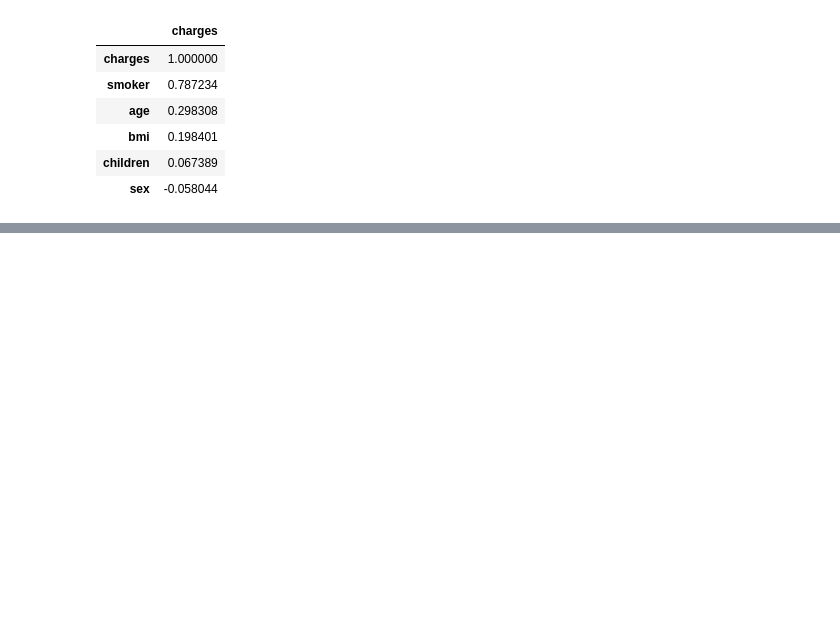
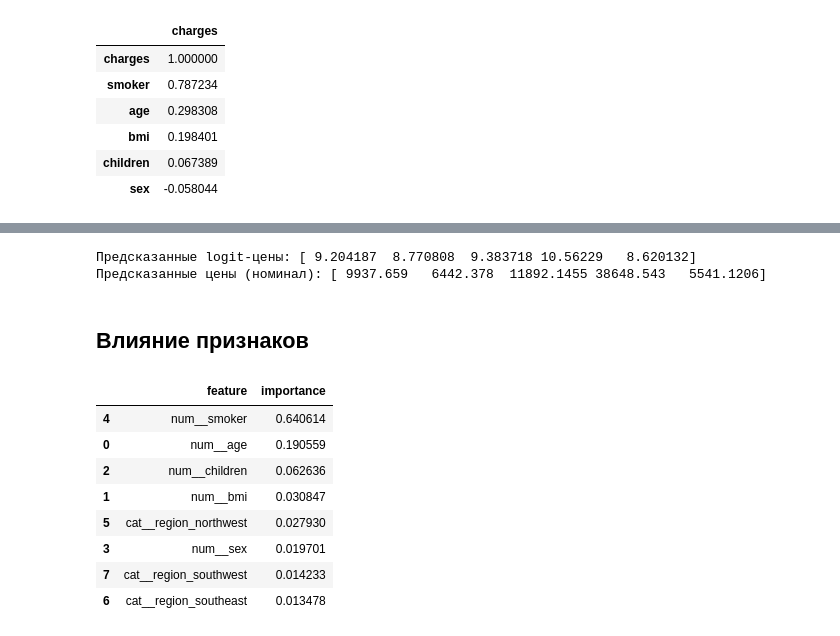
Before and after one commit to Ejtolf/insurance_cost_prediction, a Jupyter notebook: medical_insurance_EDA_prediction.ipynb, the cells around one changed output, grey strips where cells are left out. Cells and saved outputs as stored; diff of their text form; code cells hidden in the pictures; blank space fills up the shorter version.

```diff
--- a/medical_insurance_EDA_prediction.ipynb
+++ b/medical_insurance_EDA_prediction.ipynb
@@ -250,0 +310,10 @@ display(pd.DataFrame(df_corr['charges'].sort_values(ascending=False)))
+# %%
+num_features = ['age', 'bmi', 'children', 'sex', 'smoker']
+cat_features = ['region']
+# %%
+preprocessor = ColumnTransformer(
+    transformers=[
+        ('num', StandardScaler(), num_features),
+        ('cat', OneHotEncoder(drop='first', handle_unknown='ignore'), cat_features)
+    ]
+)
@@ -250,0 +400,8 @@ display(pd.DataFrame(df_corr['charges'].sort_values(ascending=False)))
+# %%
+best_lr = fit_model('LinearRegression')
+best_ridge = fit_model('Ridge')
+best_lasso = fit_model('Lasso')
+best_en = fit_model('ElasticNet')
+best_knn = fit_model('KNN')
+best_rf = fit_model('RandomForest')
+best_xgbc = fit_model('XGBRegressor')
@@ -250,0 +503,5 @@ display(pd.DataFrame(df_corr['charges'].sort_values(ascending=False)))
+# %%
+model = best_xgbc
+
+print('Лучшая модель:')
+display(model)
@@ -250,0 +565,30 @@ display(pd.DataFrame(df_corr['charges'].sort_values(ascending=False)))
+# %%
+y_pred_nomial = np.expm1(y_pred)
+
+print(f'Предсказанные logit-цены: {y_pred[:5]}')
+print(f'Предсказанные цены (номинал): {y_pred_nomial[:5]}')
+# %% [output]
+Предсказанные logit-цены: [ 9.204187  8.770808  9.383718 10.56229   8.620132]
+Предсказанные цены (номинал): [ 9937.659   6442.378  11892.1455 38648.543   5541.1206]
+# %% [markdown]
+## Влияние признаков
+# %%
+feature_names = model.named_steps['preprocessor'].get_feature_names_out()
+importances = model.named_steps['model'].feature_importances_
+
+imp_df = pd.DataFrame({
+    'feature': feature_names,
+    'importance': importances
+}).sort_values(by='importance', ascending=False)
+
+imp_df.head(10)
+# %% [output]
+|  | feature | importance |
+| 4 | num__smoker | 0.640614 |
+| 0 | num__age | 0.190559 |
+| 2 | num__children | 0.062636 |
+| 1 | num__bmi | 0.030847 |
+| 5 | cat__region_northwest | 0.027930 |
+| 3 | num__sex | 0.019701 |
+| 7 | cat__region_southwest | 0.014233 |
+| 6 | cat__region_southeast | 0.013478 |
```
Also changed, not shown: parts of 27 cells of this notebook, 2 other files.
